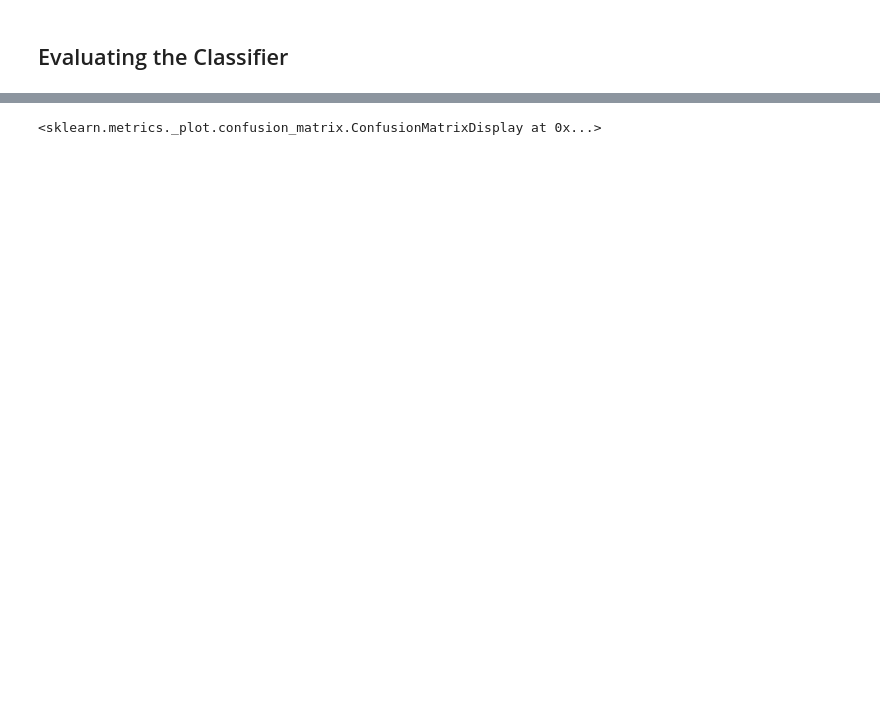
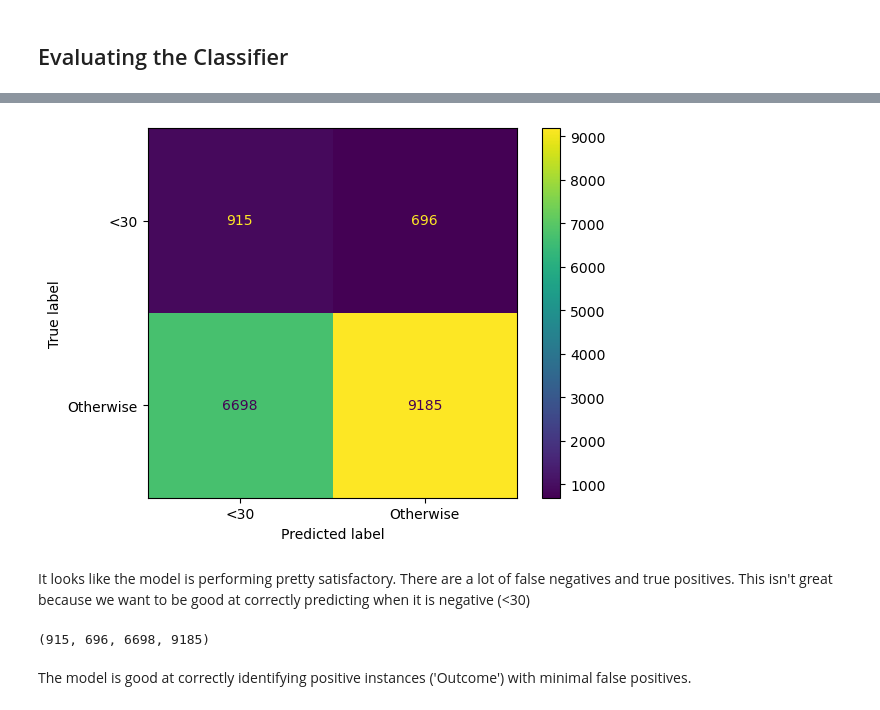
Before and after one commit to sabrinasayed99/Diabetes_Classifier_Project, a Jupyter notebook: Baseline_Model.ipynb, the cells around one changed output, grey strips where cells are left out. Saved outputs shown, nothing was run; the diff lists cells and outputs as text; code cells hidden in the pictures; blank space fills up the shorter version.

```diff
--- a/Baseline_Model.ipynb
+++ b/Baseline_Model.ipynb
@@ -143,8 +152,18 @@ def encode_and_concat_feature_test(X_test, feature_name, ohe):
     the feature name, and the already fitted encoder from X_train. Returns the transformed
     X_test with that feature encoded into multiple columns of 1s and 0s.
     """
-    # Call helper function that encodes the feature using the pre-fitted encoder
-    X_test = encode_and_concat_feature(X_test, feature_name, ohe)
+    #Create new one-hot encoded df for the feature using the fitted encoder from X_train
+    single_feature_df = X_test[[feature_name]]
+    feature_array = ohe.transform(single_feature_df).toarray()
+
+    #Ensure column names have same prefix structure as in X train
+    ohe_column_names = [f'{feature_name}_{category}' for category in ohe.categories_[0]]
+    ohe_df = pd.DataFrame(feature_array, columns = ohe_column_names, index=X_test.index)
+
+    #Drop the old feature from X_test and concat the new one-hot encoded df
+    X_test = X_test.drop(feature_name, axis=1)
+    X_test = pd.concat([X_test, ohe_df], axis=1)
+
     return X_test
 
 # Encode X_test using the fitted encoders
@@ -232,4 +249,7 @@ Note: you may need to restart the kernel to use updated packages.
-# %%
-ConfusionMatrixDisplay(cfmat, display_labels=None)
-# %% [output]
-<sklearn.metrics._plot.confusion_matrix.ConfusionMatrixDisplay at 0x...>
+# %%
+
+ConfusionMatrixDisplay.from_estimator(tree_classifer, X_test, y_test, display_labels=['<30', 'Otherwise']);
+# %% [output]
+[figure, added]
+# %% [markdown]
+It looks like the model is performing pretty satisfactory. There are a lot of false negatives and true positives. This isn't great because we want to be good at correctly predicting when it is negative (<30)
@@ -235,0 +258,4 @@ ConfusionMatrixDisplay(cfmat, display_labels=None)
+# %%
+tn, fp, fn, tp
+# %% [output]
+(915, 696, 6698, 9185)
@@ -235,0 +264,2 @@ ConfusionMatrixDisplay(cfmat, display_labels=None)
+# %% [markdown]
+The model is good at correctly identifying positive instances ('Outcome') with minimal false positives.
```
Also changed, not shown: parts of 51 cells of this notebook, 3 other files.
